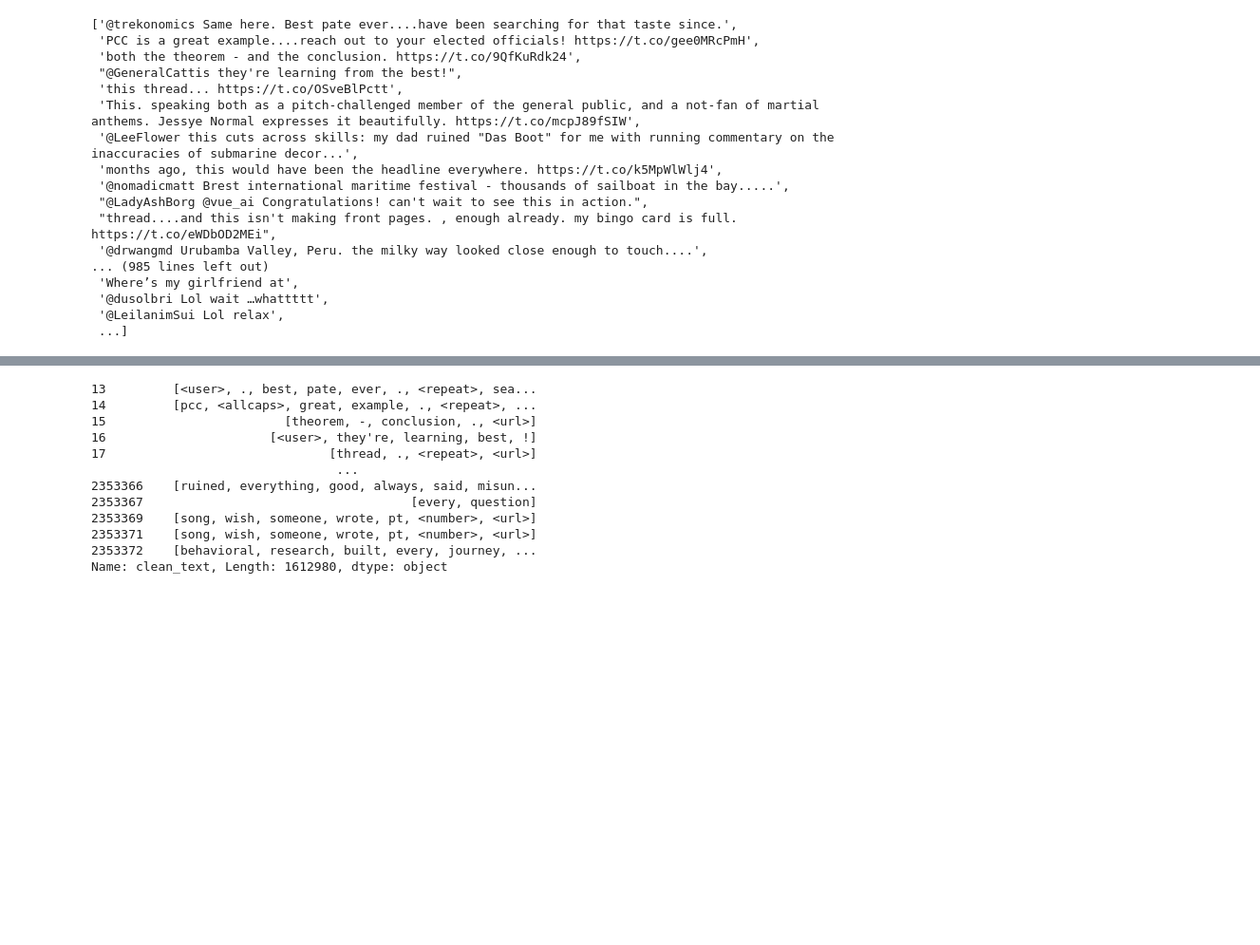
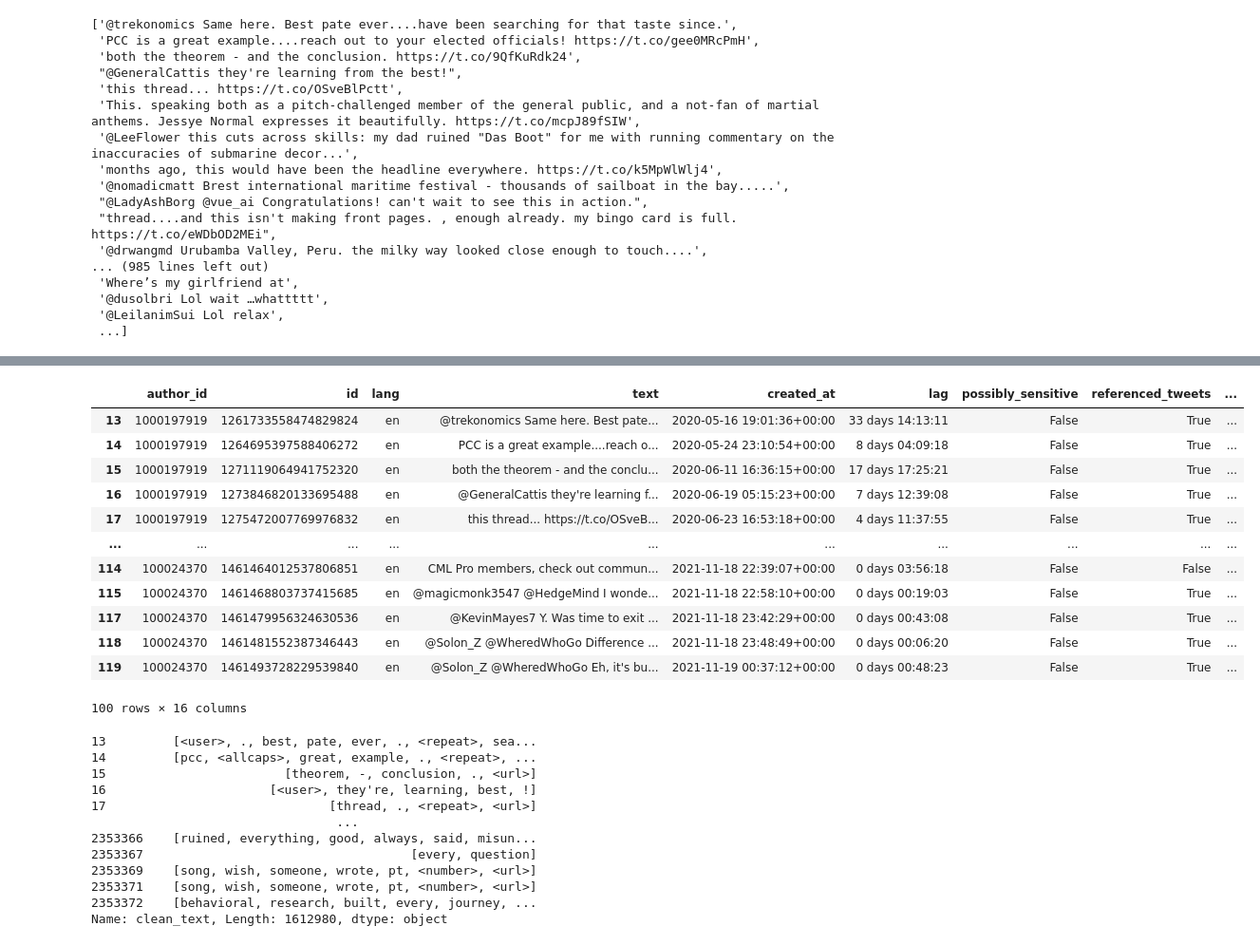
Before and after one commit to famagal/Twitter_bot_detection_713, a Jupyter notebook: notebooks/FABIO_embedding notebook.ipynb, the cells around one changed output, grey strips where cells are left out. Shown at 95% size. Cells and saved outputs as stored; diff of their text form; code cells hidden in the pictures; blank space fills up the shorter version.

```diff
--- a/notebooks/FABIO_embedding notebook.ipynb
+++ b/notebooks/FABIO_embedding notebook.ipynb
@@ -135,4 +151,4 @@ def apply_text_cleaning(df, write_to_parquet=False):
     df['clean_text'] = df['text'].apply(tokenize).apply(tk.tokenize).apply(remove_stopwords).apply(lemmatize)
     return df
 # %%
-df = apply_text_cleaning(df)
+df = apply_text_cleaning(df[0:100])
@@ -139,3 +161,19 @@ df = apply_text_cleaning(df)
+# %%
+df
+# %% [output]
+|  | author_id | id | lang | text | created_at | lag | possibly_sensitive | referenced_tweets | ... |
+| 13 | 1000197919 | 1261733558474829824 | en | @trekonomics Same here. Best pate... | 2020-05-16 19:01:36+00:00 | 33 days 14:13:11 | False | True | ... |
+| 14 | 1000197919 | 1264695397588406272 | en | PCC is a great example....reach o... | 2020-05-24 23:10:54+00:00 | 8 days 04:09:18 | False | True | ... |
+| 15 | 1000197919 | 1271119064941752320 | en | both the theorem - and the conclu... | 2020-06-11 16:36:15+00:00 | 17 days 17:25:21 | False | True | ... |
+| 16 | 1000197919 | 1273846820133695488 | en | @GeneralCattis they're learning f... | 2020-06-19 05:15:23+00:00 | 7 days 12:39:08 | False | True | ... |
+| 17 | 1000197919 | 1275472007769976832 | en | this thread... https://t.co/OSveB... | 2020-06-23 16:53:18+00:00 | 4 days 11:37:55 | False | True | ... |
+| ... | ... | ... | ... | ... | ... | ... | ... | ... | ... |
+| 114 | 100024370 | 1461464012537806851 | en | CML Pro members, check out commun... | 2021-11-18 22:39:07+00:00 | 0 days 03:56:18 | False | False | ... |
+| 115 | 100024370 | 1461468803737415685 | en | @magicmonk3547 @HedgeMind I wonde... | 2021-11-18 22:58:10+00:00 | 0 days 00:19:03 | False | True | ... |
+| 117 | 100024370 | 1461479956324630536 | en | @KevinMayes7 Y. Was time to exit ... | 2021-11-18 23:42:29+00:00 | 0 days 00:43:08 | False | True | ... |
+| 118 | 100024370 | 1461481552387346443 | en | @Solon_Z @WheredWhoGo Difference ... | 2021-11-18 23:48:49+00:00 | 0 days 00:06:20 | False | True | ... |
+| 119 | 100024370 | 1461493728229539840 | en | @Solon_Z @WheredWhoGo Eh, it's bu... | 2021-11-19 00:37:12+00:00 | 0 days 00:48:23 | False | True | ... |
+100 rows × 16 columns
 # %%
 df['clean_text']
 # %% [output]
```
Also changed, not shown: parts of 6 cells of this notebook, 8 other files.
